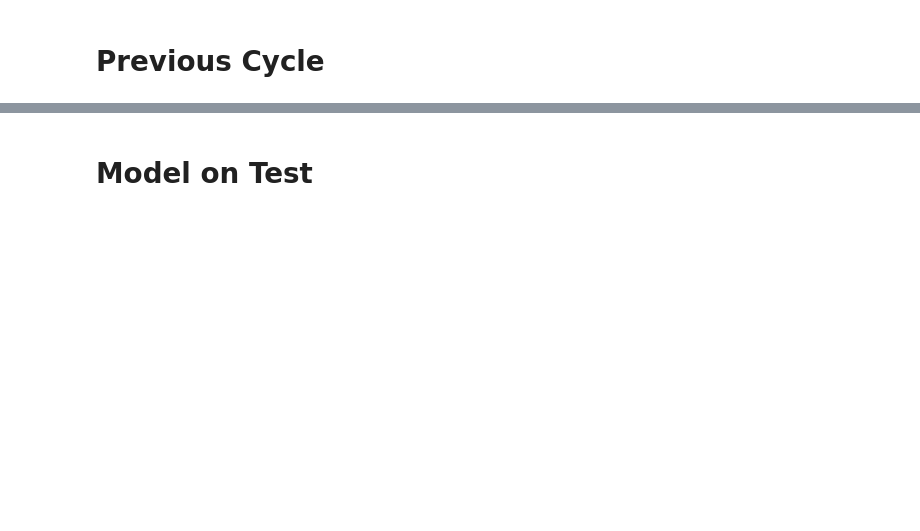
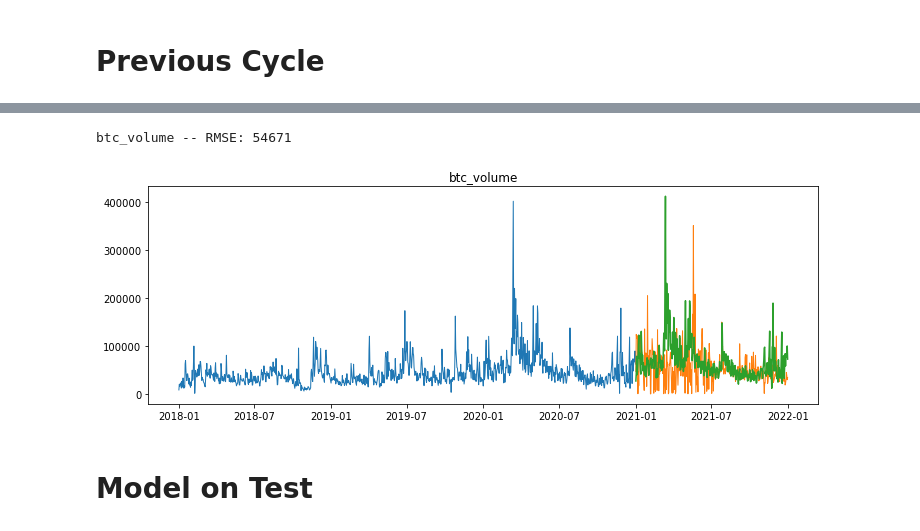
Before and after one commit to Michael-Austin-Mesa/personal-project, a Jupyter notebook: Final_Report.ipynb, the cells around one changed output, grey strips where cells are left out. Saved outputs shown, nothing was run; the diff lists cells and outputs as text; code cells hidden in the pictures; blank space fills up the shorter version.

```diff
--- a/Final_Report.ipynb
+++ b/Final_Report.ipynb
@@ -96,4 +195,8 @@ eval_df
 # %% [markdown]
 # Previous Cycle
 # %%
-yhat_df = get_btc_previous_cycle(train, validate)
+yhat_df = m.get_btc_previous_cycle(train, validate)
+
+eval_df = update_eval_df('previous_cycle', eval_df, col, validate, yhat_df)
+
+eval_df
@@ -106,2 +214,7 @@ eval_df
+# %%
+m.plot_and_eval(col, train, validate, yhat_df)
+# %% [output]
+btc_volume -- RMSE: 54671
+[figure, added]
 # %% [markdown]
 # Model on Test
```
Also changed, not shown: parts of 37 cells of this notebook.
